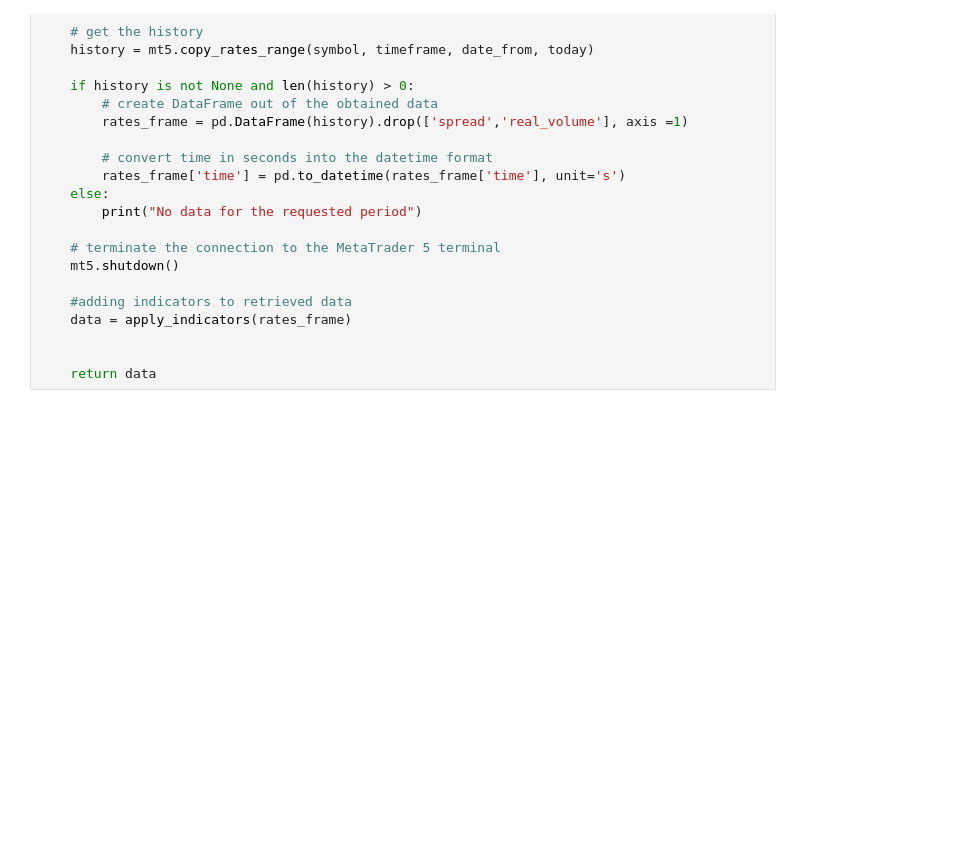
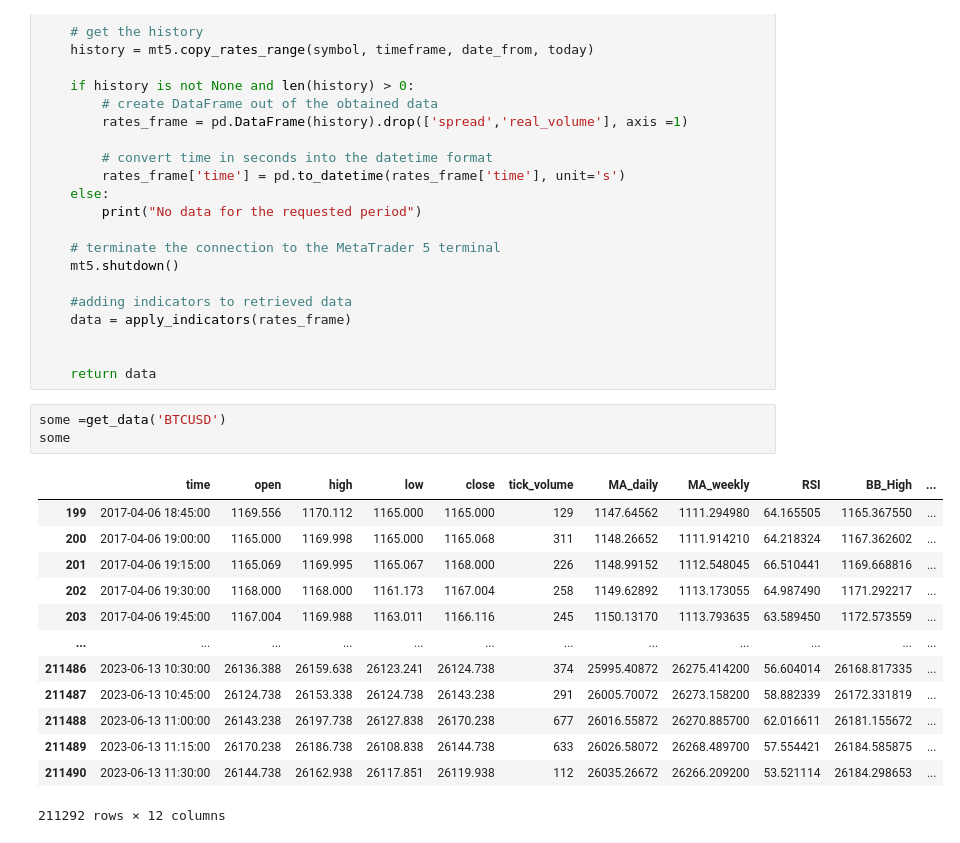
Before and after one commit to marfoky/forex-models, a Jupyter notebook: Data.ipynb, the cells around one changed output. Saved outputs shown, nothing was run; the diff lists cells and outputs as text; blank space fills up the shorter version.

```diff
--- a/Data.ipynb
+++ b/Data.ipynb
@@ -75,3 +75,20 @@ def get_data(symbol):
 
 
     return data
+# %%
+some =get_data('BTCUSD')
+some
+# %% [output]
+|  | time | open | high | low | close | tick_volume | MA_daily | MA_weekly | RSI | BB_High | ... |
+| 199 | 2017-04-06 18:45:00 | 1169.556 | 1170.112 | 1165.000 | 1165.000 | 129 | 1147.64562 | 1111.294980 | 64.165505 | 1165.367550 | ... |
+| 200 | 2017-04-06 19:00:00 | 1165.000 | 1169.998 | 1165.000 | 1165.068 | 311 | 1148.26652 | 1111.914210 | 64.218324 | 1167.362602 | ... |
+| 201 | 2017-04-06 19:15:00 | 1165.069 | 1169.995 | 1165.067 | 1168.000 | 226 | 1148.99152 | 1112.548045 | 66.510441 | 1169.668816 | ... |
+| 202 | 2017-04-06 19:30:00 | 1168.000 | 1168.000 | 1161.173 | 1167.004 | 258 | 1149.62892 | 1113.173055 | 64.987490 | 1171.292217 | ... |
+| 203 | 2017-04-06 19:45:00 | 1167.004 | 1169.988 | 1163.011 | 1166.116 | 245 | 1150.13170 | 1113.793635 | 63.589450 | 1172.573559 | ... |
+| ... | ... | ... | ... | ... | ... | ... | ... | ... | ... | ... | ... |
+| 211486 | 2023-06-13 10:30:00 | 26136.388 | 26159.638 | 26123.241 | 26124.738 | 374 | 25995.40872 | 26275.414200 | 56.604014 | 26168.817335 | ... |
+| 211487 | 2023-06-13 10:45:00 | 26124.738 | 26153.338 | 26124.738 | 26143.238 | 291 | 26005.70072 | 26273.158200 | 58.882339 | 26172.331819 | ... |
+| 211488 | 2023-06-13 11:00:00 | 26143.238 | 26197.738 | 26127.838 | 26170.238 | 677 | 26016.55872 | 26270.885700 | 62.016611 | 26181.155672 | ... |
+| 211489 | 2023-06-13 11:15:00 | 26170.238 | 26186.738 | 26108.838 | 26144.738 | 633 | 26026.58072 | 26268.489700 | 57.554421 | 26184.585875 | ... |
+| 211490 | 2023-06-13 11:30:00 | 26144.738 | 26162.938 | 26117.851 | 26119.938 | 112 | 26035.26672 | 26266.209200 | 53.521114 | 26184.298653 | ... |
+211292 rows × 12 columns
```
Also changed, not shown: 4 other files.
